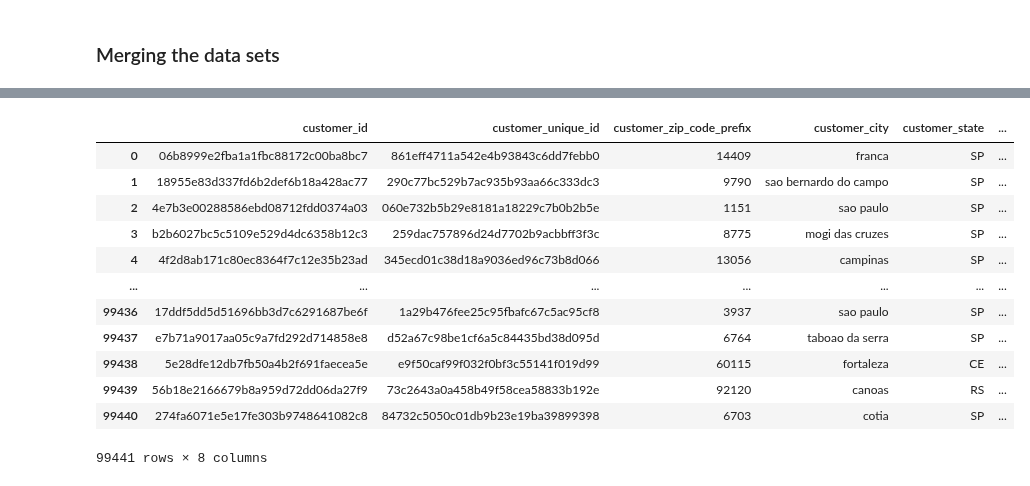
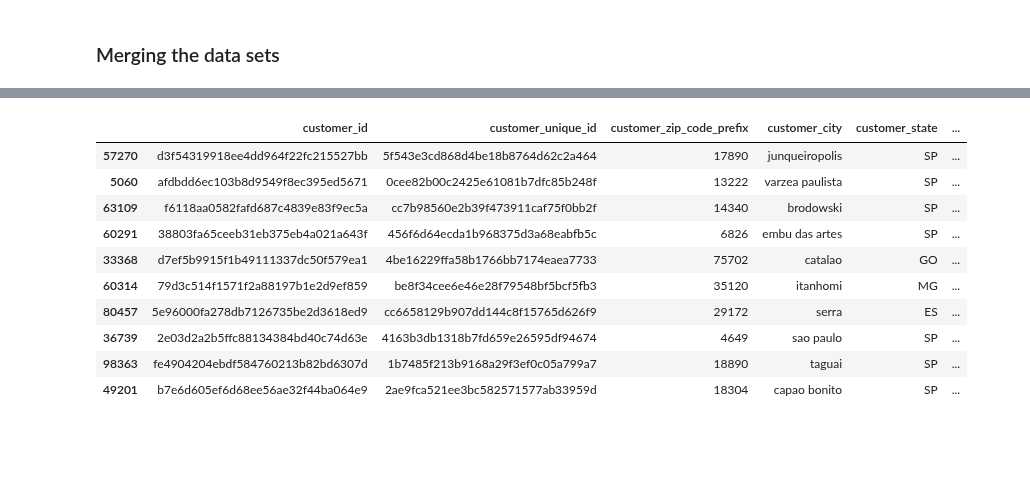
Before and after one commit to Daviedavie100/ML_MachineLearning, a Jupyter notebook: ecommerce.ipynb, the cells around one changed output, grey strips where cells are left out. Saved outputs shown, nothing was run; the diff lists cells and outputs as text; code cells hidden in the pictures; blank space fills up the shorter version.

```diff
--- a/ecommerce.ipynb
+++ b/ecommerce.ipynb
@@ -804,27 +842,26 @@ orders.head()
 customers_geo = customers_dataset.merge(geolocation_dataset, left_on='customer_zip_code_prefix', right_on='geolocation_zip_code_prefix', how='left')
 sellers_geo = sellers_dataset.merge(geolocation_dataset, left_on='seller_zip_code_prefix', right_on='geolocation_zip_code_prefix', how='left')
 # %%
+# create customers geographical data
 geo_grouped = geolocation_dataset.groupby("geolocation_zip_code_prefix")[["geolocation_lat", "geolocation_lng"]].mean().reset_index()
 
 customers_geo = customers_dataset.merge(
     geo_grouped,
     left_on="customer_zip_code_prefix",
     right_on="geolocation_zip_code_prefix",
     how="left"
 )
-customers_geo
+customers_geo.sample(10, random_state=3)
 # %% [output]
 |  | customer_id | customer_unique_id | customer_zip_code_prefix | customer_city | customer_state | ... |
-| 0 | 06b8999e2fba1a1fbc88172c00ba8bc7 | 861eff4711a542e4b93843c6dd7febb0 | 14409 | franca | SP | ... |
-| 1 | 18955e83d337fd6b2def6b18a428ac77 | 290c77bc529b7ac935b93aa66c333dc3 | 9790 | sao bernardo do campo | SP | ... |
-| 2 | 4e7b3e00288586ebd08712fdd0374a03 | 060e732b5b29e8181a18229c7b0b2b5e | 1151 | sao paulo | SP | ... |
-| 3 | b2b6027bc5c5109e529d4dc6358b12c3 | 259dac757896d24d7702b9acbbff3f3c | 8775 | mogi das cruzes | SP | ... |
-| 4 | 4f2d8ab171c80ec8364f7c12e35b23ad | 345ecd01c38d18a9036ed96c73b8d066 | 13056 | campinas | SP | ... |
-| ... | ... | ... | ... | ... | ... | ... |
-| 99436 | 17ddf5dd5d51696bb3d7c6291687be6f | 1a29b476fee25c95fbafc67c5ac95cf8 | 3937 | sao paulo | SP | ... |
-| 99437 | e7b71a9017aa05c9a7fd292d714858e8 | d52a67c98be1cf6a5c84435bd38d095d | 6764 | taboao da serra | SP | ... |
-| 99438 | 5e28dfe12db7fb50a4b2f691faecea5e | e9f50caf99f032f0bf3c55141f019d99 | 60115 | fortaleza | CE | ... |
-| 99439 | 56b18e2166679b8a959d72dd06da27f9 | 73c2643a0a458b49f58cea58833b192e | 92120 | canoas | RS | ... |
-| 99440 | 274fa6071e5e17fe303b9748641082c8 | 84732c5050c01db9b23e19ba39899398 | 6703 | cotia | SP | ... |
+| 57270 | d3f54319918ee4dd964f22fc215527bb | 5f543e3cd868d4be18b8764d62c2a464 | 17890 | junqueiropolis | SP | ... |
+| 5060 | afdbdd6ec103b8d9549f8ec395ed5671 | 0cee82b00c2425e61081b7dfc85b248f | 13222 | varzea paulista | SP | ... |
+| 63109 | f6118aa0582fafd687c4839e83f9ec5a | cc7b98560e2b39f473911caf75f0bb2f | 14340 | brodowski | SP | ... |
+| 60291 | 38803fa65ceeb31eb375eb4a021a643f | 456f6d64ecda1b968375d3a68eabfb5c | 6826 | embu das artes | SP | ... |
+| 33368 | d7ef5b9915f1b49111337dc50f579ea1 | 4be16229ffa58b1766bb7174eaea7733 | 75702 | catalao | GO | ... |
+| 60314 | 79d3c514f1571f2a88197b1e2d9ef859 | be8f34cee6e46e28f79548bf5bcf5fb3 | 35120 | itanhomi | MG | ... |
+| 80457 | 5e96000fa278db7126735be2d3618ed9 | cc6658129b907dd144c8f15765d626f9 | 29172 | serra | ES | ... |
+| 36739 | 2e03d2a2b5ffc88134384bd40c74d63e | 4163b3db1318b7fd659e26595df94674 | 4649 | sao paulo | SP | ... |
+| 98363 | fe4904204ebdf584760213b82bd6307d | 1b7485f213b9168a29f3ef0c05a799a7 | 18890 | taguai | SP | ... |
+| 49201 | b7e6d605ef6d68ee56ae32f44ba064e9 | 2ae9fca521ee3bc582571577ab33959d | 18304 | capao bonito | SP | ... |
-99441 rows × 8 columns
 # %%
```
Also changed, not shown: parts of 28 cells of this notebook.
